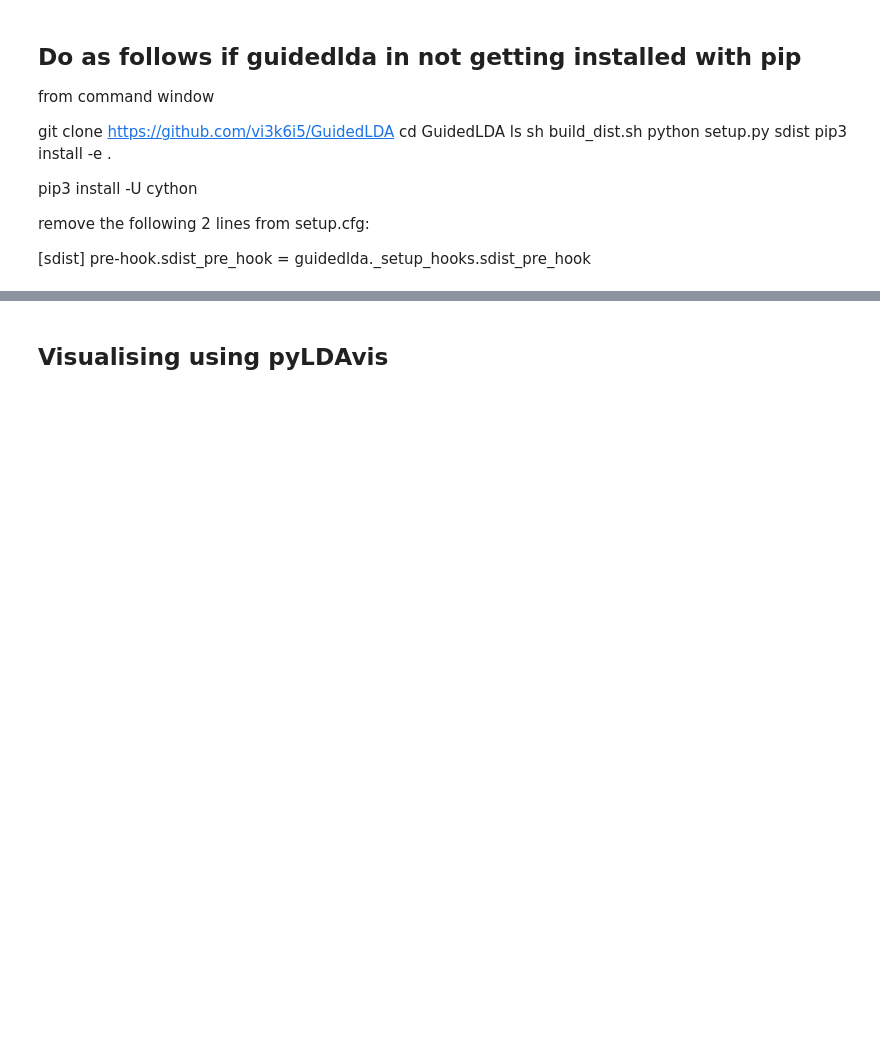
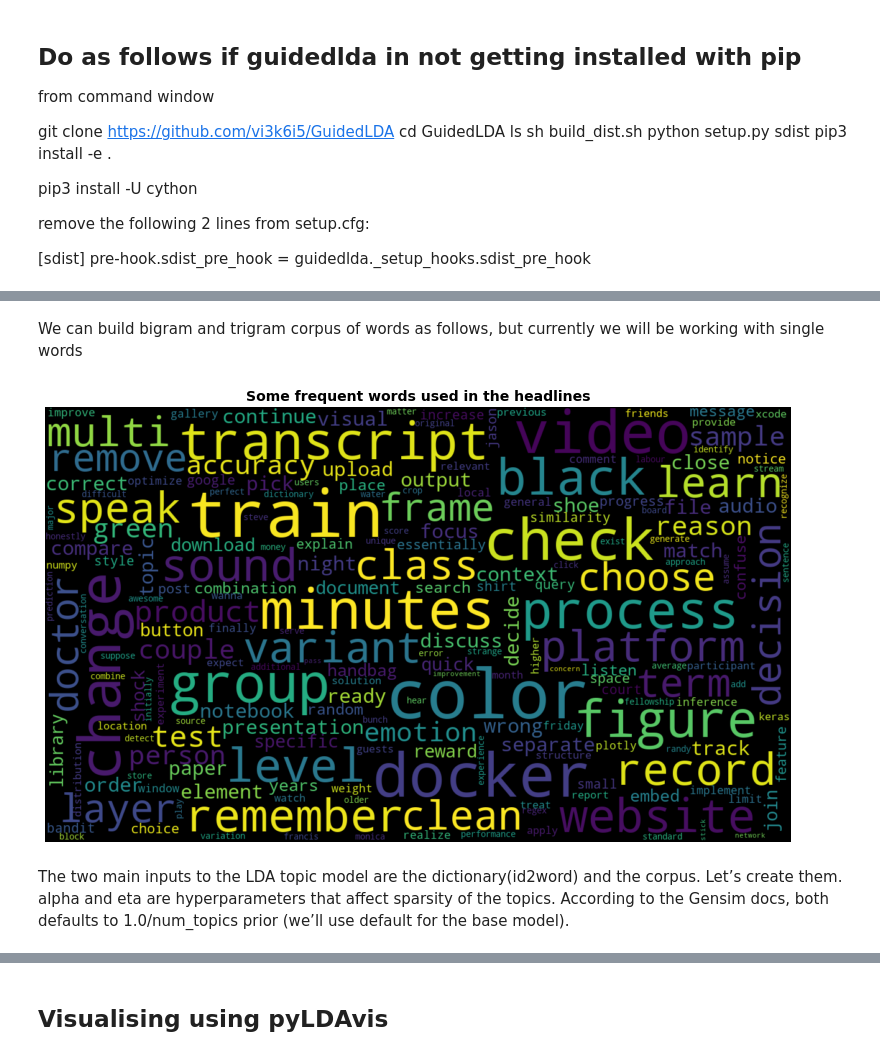
Before and after one commit to sharmasapna/topic_modelling, a Jupyter notebook: topic_modelling_LDA.ipynb, the cells around one changed output, grey strips where cells are left out. Saved outputs shown, nothing was run; the diff lists cells and outputs as text; code cells hidden in the pictures; blank space fills up the shorter version.

```diff
--- a/topic_modelling_LDA.ipynb
+++ b/topic_modelling_LDA.ipynb
@@ -65,8 +69,8 @@ pre processing steps on the entire dataset
 # importing customized stopwords from customized_stopwords.txt
 with open ('customized_stopwords', 'rb') as fp:
     customized_stopwords = pickle.load(fp)
-more_stop_words = ['finish','start','tomorrow','work','agree','think','middle','dicide','write','haven','understand','print','call','return','talk','happen']
-customized_stopwords=customized_stopwords + more_stop_words
+more_stop_words = ['issue','options','difference','wouldn','morning','current','worry','short','school','plan','guest','bring','depend','latest','mention','earlier','read','simple','spend','include','friend','question','couldn','option','happen','finish','start','tomorrow','work','agree','think','middle','dicide','write','haven','understand','print','call','return','talk','happen']
+customized_stopwords=more_stop_words + customized_stopwords
 #stemmer = SnowballStemmer("english")
 def lemmatize(word):                                    # input is a word that is to be converted to root word for verb
     return WordNetLemmatizer().lemmatize(word, pos = 'v')
@@ -75,19 +79,18 @@ def preprocess(text):
     result=[]
     for token in gensim.utils.simple_preprocess(text) :
         if (token not in gensim.parsing.preprocessing.STOPWORDS) and (len(token) > 4) and (token not in customized_stopwords):
+            token = lemmatize(token)
             if token not in customized_stopwords:
-
                 result.append(lemmatize(token))
-                if token == 'happen':
-                    print("yy")
 
     return result
 # %%
 # reading all documents
 combined_words = ""
 docs = []
+i=0
 for transcript_file_name in glob.iglob('./transcripts/train//*.*', recursive=True):
-    #print(os.path.basename(transcript_file_name))
+    print(os.path.basename(transcript_file_name))
     data = open(transcript_file_name).readlines()
     speaker_data = {line.split(":")[0]:line.split(":")[1] for line in data}
     words_in_file = ""
@@ -99,6 +102,9 @@ for transcript_file_name in glob.iglob('./transcripts/train//*.*', recursive=Tru
             speaker_dic[name.split("_")[0]] += words
         else:
             speaker_dic[name.split("_")[0]] = words
-    #print("Number of words in the file :",str(len(words_in_file)))
+    #print("Words:",str(len(words_in_file)))
+    i+=1
     combined_words += words_in_file
+    #print(collections.Counter(preprocess(words_in_file)).most_common(5))
     docs.append([words_in_file])
+print ( "Total Transcripts : ",str(i))
@@ -104,0 +129,6 @@ for transcript_file_name in glob.iglob('./transcripts/train//*.*', recursive=Tru
+# %%
+#combined_words
+cleaned_combined_words = []
+for word in combined_words.split(" "):
+    cleaned_combined_words += preprocess(word)
+cleaned_combined_words = " ".join(cleaned_combined_words)
@@ -104,0 +137,2 @@ for transcript_file_name in glob.iglob('./transcripts/train//*.*', recursive=Tru
+# %% [markdown]
+We can build bigram and trigram corpus of words as follows, but currently we will be working with single words
@@ -105,3 +146,13 @@ for transcript_file_name in glob.iglob('./transcripts/train//*.*', recursive=Tru
+# %%
+
+wordcloud = WordCloud(width=1200, height=700, random_state=21, max_font_size=110).generate(cleaned_combined_words)
+plt.figure(figsize=(15, 8))
+plt.imshow(wordcloud, interpolation="bilinear")
+plt.axis('off')
+plt.title("Some frequent words used in the headlines", weight='bold', fontsize=14)
+plt.show()
+# %% [output]
+[figure, added]
 # %%
 cleaned_docs = []
 for doc in docs:
@@ -122,4 +167,7 @@ for doc in docs:
 #        if random.random() > .60:
 #            text_data.append(token)
 #all_words = [text_data]
+# %% [markdown]
+The two main inputs to the LDA topic model are the dictionary(id2word) and the corpus. Let’s create them.
+alpha and eta are hyperparameters that affect sparsity of the topics. According to the Gensim docs, both defaults to 1.0/num_topics prior (we’ll use default for the base model).
 # %%
```
Also changed, not shown: parts of 67 cells of this notebook.
